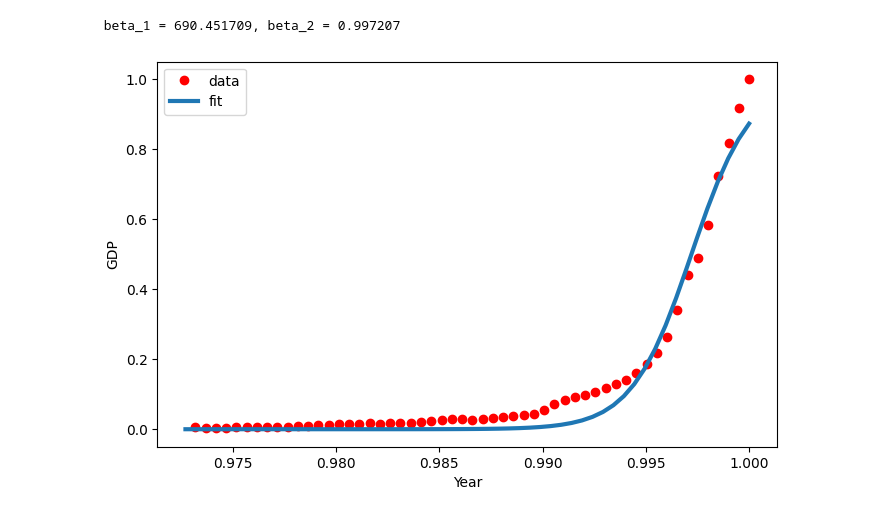
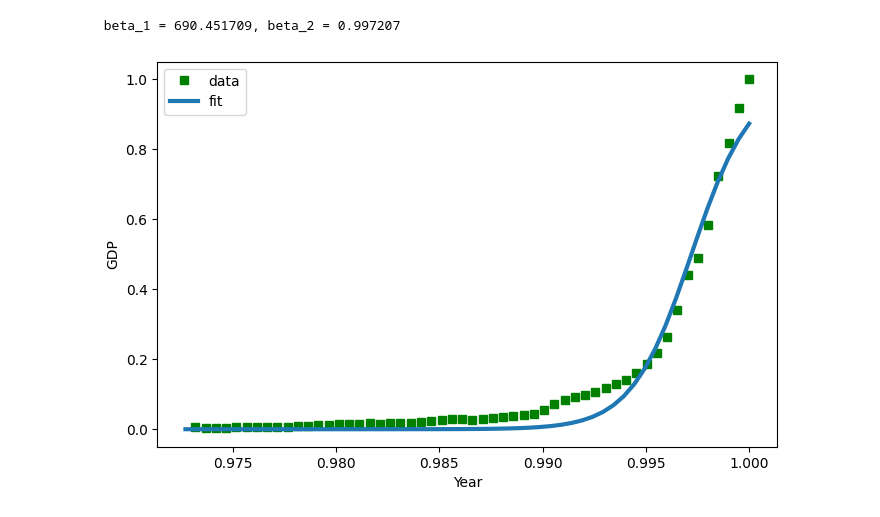
Before and after one commit to Azufendei/Regression-Analysis, a Jupyter notebook: Regression_Analysis.ipynb, the cells around one changed output. Cells and saved outputs as stored; diff of their text form; code cells hidden in the pictures.

```diff
--- a/Regression_Analysis.ipynb
+++ b/Regression_Analysis.ipynb
@@ -450,16 +462,16 @@ print(" beta_1 = %f, beta_2 = %f" % (popt[0], popt[1]))
 # %%
 x = np.linspace(1960, 2015, 55)
 x = x/max(x)
 plt.figure(figsize=(8,5))
 y = sigmoid(x, *popt)
-plt.plot(xdata, ydata, 'ro', label='data')
+plt.plot(xdata, ydata, 'gs', label='data')
 plt.plot(x,y, linewidth=3.0, label='fit')
 plt.legend(loc='best')
 plt.ylabel('GDP')
 plt.xlabel('Year')
 plt.show()
 # %% [output]
-[figure, old version]
+[figure, new version]
 # %%
 
 msk = np.random.rand(len(df)) < 0.8
```
Also changed, not shown: parts of 31 cells of this notebook.
